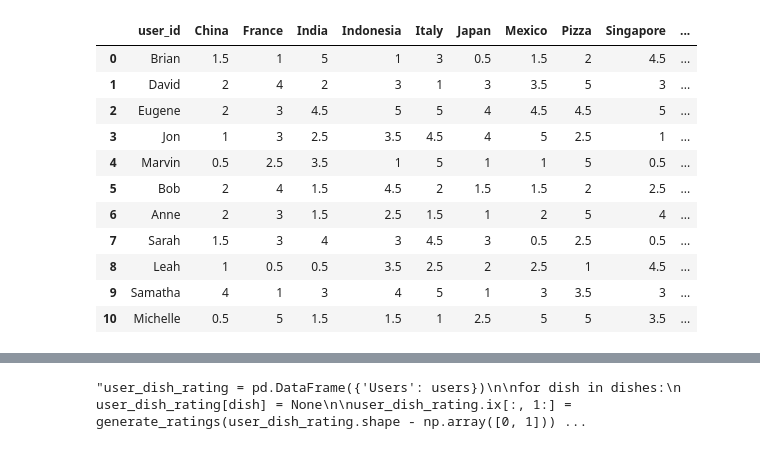
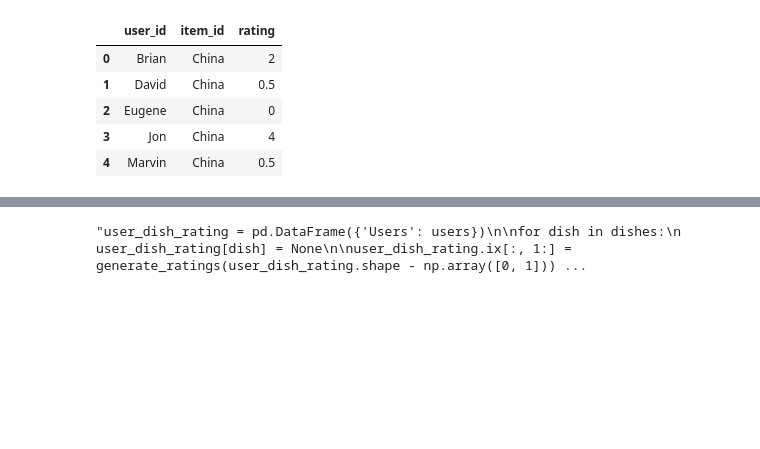
Before and after one commit to brianspiering/family_style_chatbot, a Jupyter notebook: data/Data_Generator.ipynb, the cells around one changed output, grey strips where cells are left out. Drawn from its saved outputs; the diff is of its cells as text; code cells hidden in the pictures; blank space fills up the shorter version.

```diff
--- a/data/Data_Generator.ipynb
+++ b/data/Data_Generator.ipynb
@@ -10,7 +10,8 @@ possible_cuisine_or_dish_rating = np.arange(0.5, 5.5, 0.5)
 
 
 def generate_ratings(length, possible_scores=np.arange(0.5, 5.5, 0.5)):
-    return np.random.choice(possible_scores, length)
+    temp = np.random.choice(possible_scores, length)
+    return temp * np.random.randint(2, size=length)
 
 def dish_scorer(number_of_people, number_of_dishes):
     return generate_ratings((number_of_people, number_of_dishes))
@@ -54,21 +55,17 @@ cuisine_dish_list = {"Singapore": ['Sesame Oil Chicken Wings', 'Singapore Satay'
 # %%
 user_cuisine_rating = pd.DataFrame({'user_id': users})
 
 for cuisine in cuisines:
     user_cuisine_rating[cuisine] = None
 
 user_cuisine_rating.ix[:, 1:] = generate_ratings(user_cuisine_rating.shape - np.array([0, 1]))
-user_cuisine_rating
+user_cuisine_rating = pd.melt(user_cuisine_rating, id_vars='user_id', var_name='item_id', value_name='rating')
+user_cuisine_rating.ix[user_cuisine_rating['rating'] != 0, :]
+user_cuisine_rating.head()
 # %% [output]
-|  | user_id | China | France | India | Indonesia | Italy | Japan | Mexico | Pizza | Singapore | ... |
-| 0 | Brian | 1.5 | 1 | 5 | 1 | 3 | 0.5 | 1.5 | 2 | 4.5 | ... |
-| 1 | David | 2 | 4 | 2 | 3 | 1 | 3 | 3.5 | 5 | 3 | ... |
-| 2 | Eugene | 2 | 3 | 4.5 | 5 | 5 | 4 | 4.5 | 4.5 | 5 | ... |
-| 3 | Jon | 1 | 3 | 2.5 | 3.5 | 4.5 | 4 | 5 | 2.5 | 1 | ... |
-| 4 | Marvin | 0.5 | 2.5 | 3.5 | 1 | 5 | 1 | 1 | 5 | 0.5 | ... |
-| 5 | Bob | 2 | 4 | 1.5 | 4.5 | 2 | 1.5 | 1.5 | 2 | 2.5 | ... |
-| 6 | Anne | 2 | 3 | 1.5 | 2.5 | 1.5 | 1 | 2 | 5 | 4 | ... |
-| 7 | Sarah | 1.5 | 3 | 4 | 3 | 4.5 | 3 | 0.5 | 2.5 | 0.5 | ... |
-| 8 | Leah | 1 | 0.5 | 0.5 | 3.5 | 2.5 | 2 | 2.5 | 1 | 4.5 | ... |
-| 9 | Samatha | 4 | 1 | 3 | 4 | 5 | 1 | 3 | 3.5 | 3 | ... |
-| 10 | Michelle | 0.5 | 5 | 1.5 | 1.5 | 1 | 2.5 | 5 | 5 | 3.5 | ... |
+|  | user_id | item_id | rating |
+| 0 | Brian | China | 2 |
+| 1 | David | China | 0.5 |
+| 2 | Eugene | China | 0 |
+| 3 | Jon | China | 4 |
+| 4 | Marvin | China | 0.5 |
```
Also changed, not shown: parts of 4 cells of this notebook, 2 other files.
